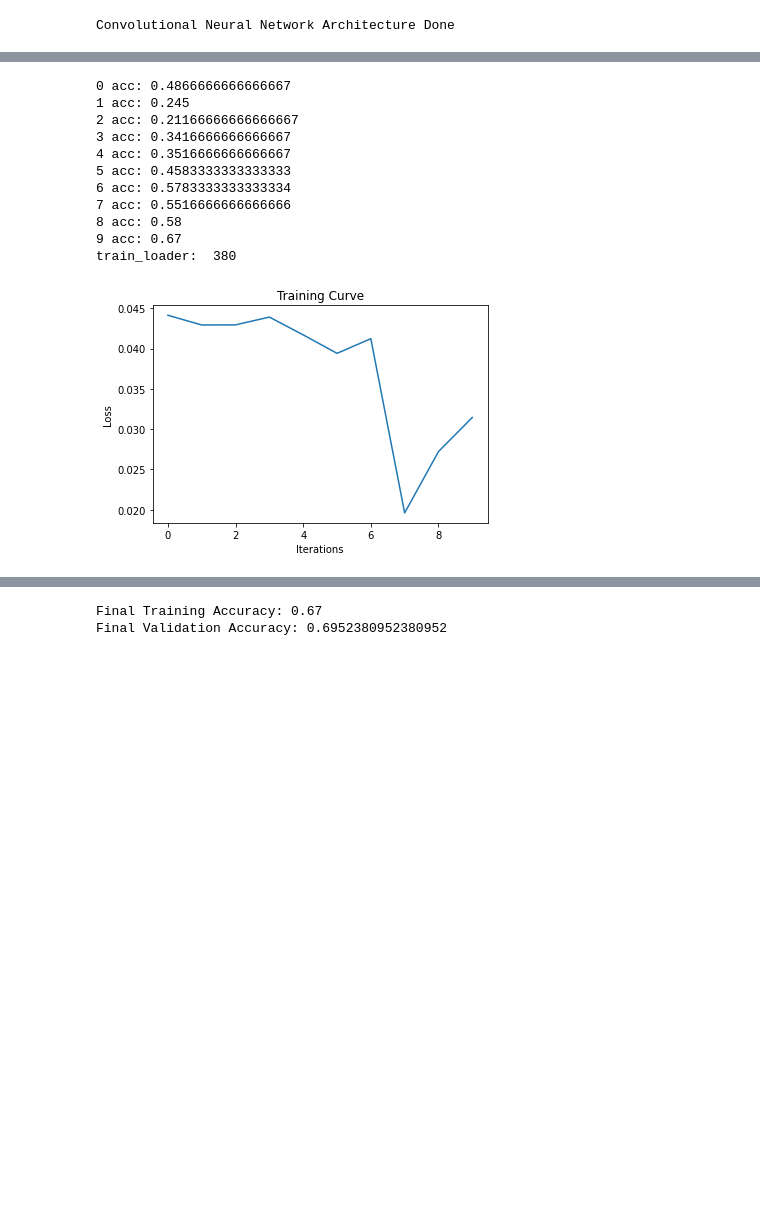
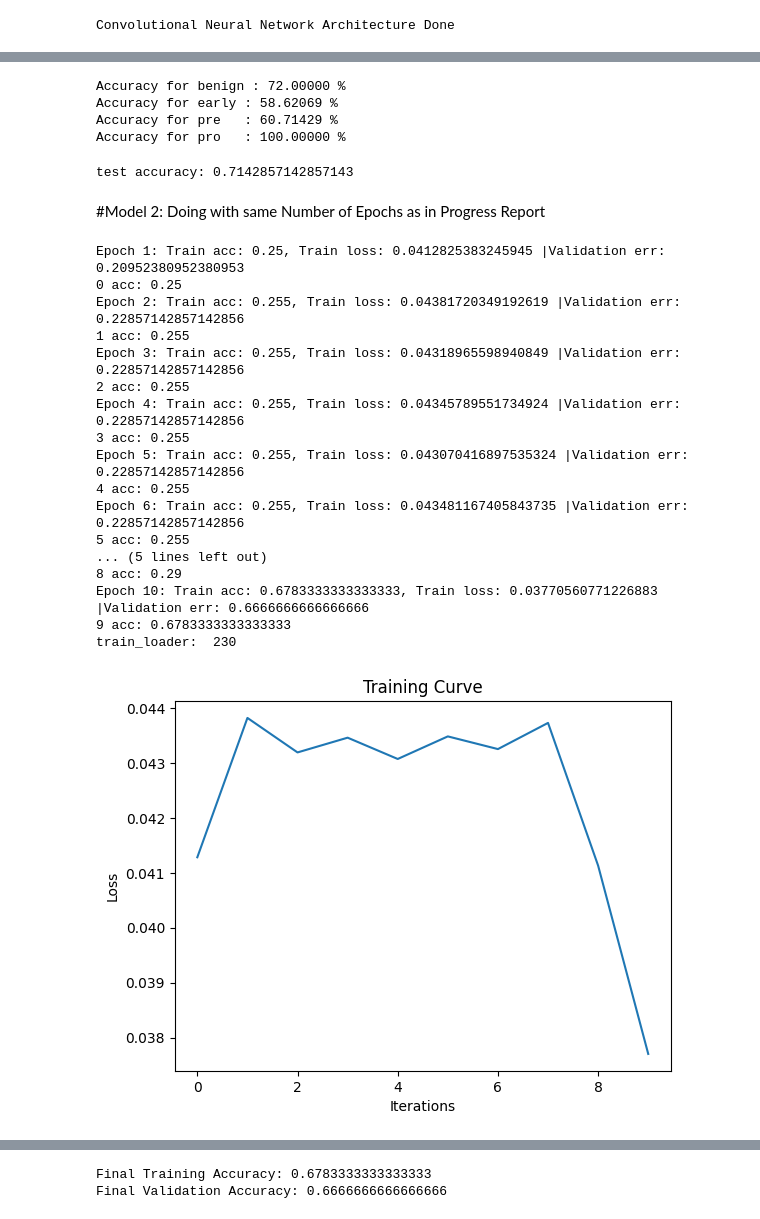
Before and after one commit to mikeacquaviva/APS360-Leukaemia-Classification, a Jupyter notebook: cnn_leukemia.ipynb, the cells around one changed output, grey strips where cells are left out. Cells and saved outputs as stored; diff of their text form; code cells hidden in the pictures; blank space fills up the shorter version.

```diff
--- a/cnn_leukemia.ipynb
+++ b/cnn_leukemia.ipynb
@@ -210,5 +207,3 @@ def get_accuracy(model, data):
         correct += pred.eq(labels.view_as(pred)).sum().item()
         total += imgs.shape[0]
     return correct / total
-# %%
-inputs, labels = data
@@ -217,3 +210,17 @@ ValueError: ignored
+# %%
+def get_model_name(name, batch_size, learning_rate, epoch):
+    """ Generate a name for the model consisting of all the hyperparameter values
+
+    Args:
+        config: Configuration object containing the hyperparameters
+    Returns:
+        path: A string with the hyperparameter name and value concatenated
+    """
+    path = "model_{0}_bs{1}_lr{2}_epoch{3}".format(name,
+                                                   batch_size,
+                                                   learning_rate,
+                                                   epoch)
+    return path
 # %%
 from torch.utils.data import DataLoader, Dataset
 def train(model, batch_size, learning_rate, num_epochs):
@@ -229,6 +236,7 @@ def train(model, batch_size, learning_rate, num_epochs):
 
     for epoch in range(num_epochs):
         for imgs, labels in iter(train_loader):
+            #print(labels)
             n+=1
             out = model(imgs)             # forward pass
 
@@ -242,7 +250,15 @@ def train(model, batch_size, learning_rate, num_epochs):
         losses.append(float(loss)/batch_size)             # compute *average* loss
         train_acc.append(get_accuracy(model,train_loader)) # compute training accuracy
         val_acc.append(get_accuracy(model, val_loader))  # compute validation accuracy
-            #n += 1
+        print(("Epoch {}: Train acc: {}, Train loss: {} |"+
+               "Validation err: {}").format(
+                   epoch + 1,
+                   train_acc[epoch],
+                   losses[epoch],
+                   val_acc[epoch]))
+        # Save the current model (checkpoint) to a file
+        model_path = get_model_name(model.name, batch_size, learning_rate, epoch)
+        torch.save(model.state_dict(), model_path)
         print(epoch, "acc:", train_acc[epoch])
     print("train_loader: ", n)
     #draw_confusion_matrix(predicted_labels, actual_labels)
@@ -285,17 +359,38 @@ def accuracy_class(model):
+# %%
+accuracy_class(model)
+# %% [output]
+Accuracy for benign : 72.00000 %
+Accuracy for early : 58.62069 %
+Accuracy for pre   : 60.71429 %
+Accuracy for pro   : 100.00000 %
+# %%
+test_loader = torch.utils.data.DataLoader(test, batch_size=27, shuffle=True)
+test_accuracy = get_accuracy(model, test_loader)
+print("test accuracy:", test_accuracy)
+# %% [output]
+test accuracy: 0.7142857142857143
+# %% [markdown]
+#Model 2: Doing with same Number of Epochs as in Progress Report
 # %%
-net = CNN_leaky()
+more_net = CNN_leaky()
 
-train(net, batch_size = 32, learning_rate = 0.01, num_epochs=10)
+train(more_net, batch_size = 32, learning_rate = 0.01, num_epochs=10)
 # %% [output]
-0 acc: 0.4866666666666667
-1 acc: 0.245
-2 acc: 0.21166666666666667
-3 acc: 0.3416666666666667
-4 acc: 0.3516666666666667
-5 acc: 0.4583333333333333
-6 acc: 0.5783333333333334
-7 acc: 0.5516666666666666
-8 acc: 0.58
-9 acc: 0.67
-train_loader:  380
+Epoch 1: Train acc: 0.25, Train loss: 0.0412825383245945 |Validation err: 0.20952380952380953
+0 acc: 0.25
+Epoch 2: Train acc: 0.255, Train loss: 0.04381720349192619 |Validation err: 0.22857142857142856
+1 acc: 0.255
+Epoch 3: Train acc: 0.255, Train loss: 0.04318965598940849 |Validation err: 0.22857142857142856
+2 acc: 0.255
+Epoch 4: Train acc: 0.255, Train loss: 0.04345789551734924 |Validation err: 0.22857142857142856
+3 acc: 0.255
+Epoch 5: Train acc: 0.255, Train loss: 0.043070416897535324 |Validation err: 0.22857142857142856
+4 acc: 0.255
+Epoch 6: Train acc: 0.255, Train loss: 0.043481167405843735 |Validation err: 0.22857142857142856
+5 acc: 0.255
+... (5 lines left out)
+8 acc: 0.29
+Epoch 10: Train acc: 0.6783333333333333, Train loss: 0.03770560771226883 |Validation err: 0.6666666666666666
+9 acc: 0.6783333333333333
+train_loader:  230
-[figure, old version]
+[figure, new version]
@@ -303,2 +398,2 @@ train_loader:  380
-Final Training Accuracy: 0.67
-Final Validation Accuracy: 0.6952380952380952
+Final Training Accuracy: 0.6783333333333333
+Final Validation Accuracy: 0.6666666666666666
```
Also changed, not shown: parts of 22 cells of this notebook.
